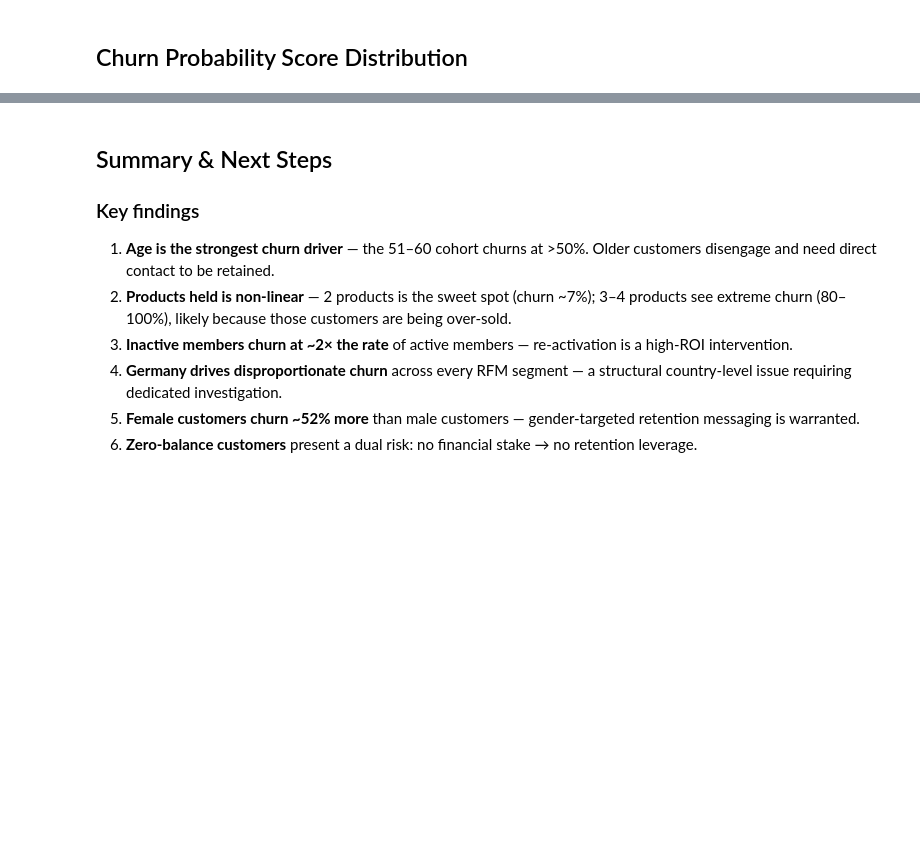
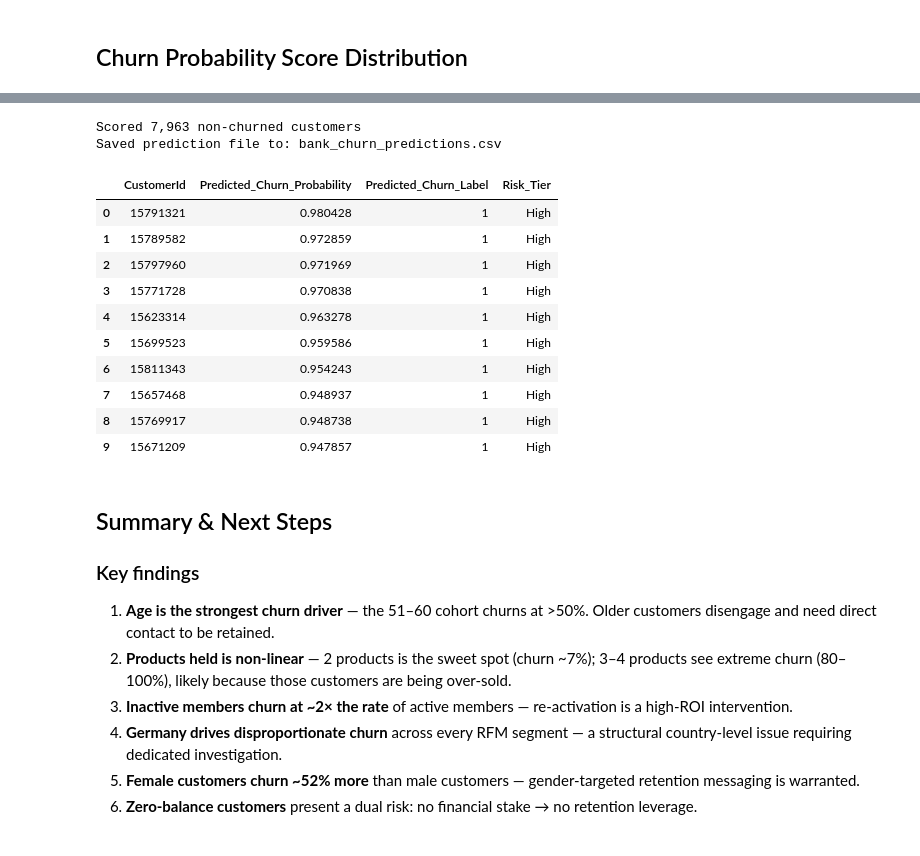
Before and after one commit to harrykun162/Loc-s-projects-, a Jupyter notebook: Bank_churn_analysis/EDA.ipynb, the cells around one changed output, grey strips where cells are left out. Cells and saved outputs as stored; diff of their text form; code cells hidden in the pictures; blank space fills up the shorter version.

Commit message:
Export predictions for visualisations

```diff
--- a/Bank_churn_analysis/EDA.ipynb
+++ b/Bank_churn_analysis/EDA.ipynb
@@ -118,6 +118,9 @@ for c in int_cols:   df[c] = df[c].astype(int)
 for c in float_cols: df[c] = df[c].astype(float)
 for c in cat_cols:   df[c] = df[c].astype('category')
 
+# Preserve identifiers for later customer-level scoring outputs
+customer_ids = df['CustomerId'].copy()
+
 # Drop identifier columns - not useful for modelling
 df = df.drop(columns=['CustomerId', 'Surname'])
 
@@ -911,3 +917,55 @@ plt.show()
+# %%
+# Score only customers who have not yet churned
+SCORING_THRESHOLD = 0.50
+
+# X contains the final model-ready feature matrix created above.
+# y contains the original churn label, where 0 = retained / not yet churned.
+not_churned_mask = y.eq(0)
+X_scoring = X.loc[not_churned_mask].copy()
+scoring_customer_ids = customer_ids.loc[X_scoring.index].reset_index(drop=True)
+
+# Use the tuned XGBoost model trained in the MLflow section.
+predicted_prob = xgb_best.predict_proba(X_scoring)[:, 1]
+predicted_label = (predicted_prob >= SCORING_THRESHOLD).astype(int)
+
+scoring_output = pd.DataFrame({
+    "CustomerId": scoring_customer_ids,
+    "Predicted_Churn_Probability": predicted_prob,
+    "Predicted_Churn_Label": predicted_label,
+})
+
+scoring_output["Risk_Tier"] = pd.cut(
+    scoring_output["Predicted_Churn_Probability"],
+    bins=[0, 0.30, 0.60, 1.00],
+    labels=["Low", "Medium", "High"],
+    include_lowest=True,
+)
+
+# Sort highest-risk active customers first for retention action.
+scoring_output = scoring_output.sort_values(
+    "Predicted_Churn_Probability", ascending=False
+).reset_index(drop=True)
+
+output_path = "bank_churn_predictions.csv"
+scoring_output.to_csv(output_path, index=False)
+
+print(f"Scored {len(scoring_output):,} non-churned customers")
+print(f"Saved prediction file to: {output_path}")
+scoring_output.head(10)
+# %% [output]
+Scored 7,963 non-churned customers
+Saved prediction file to: bank_churn_predictions.csv
+|  | CustomerId | Predicted_Churn_Probability | Predicted_Churn_Label | Risk_Tier |
+| 0 | 15791321 | 0.980428 | 1 | High |
+| 1 | 15789582 | 0.972859 | 1 | High |
+| 2 | 15797960 | 0.971969 | 1 | High |
+| 3 | 15771728 | 0.970838 | 1 | High |
+| 4 | 15623314 | 0.963278 | 1 | High |
+| 5 | 15699523 | 0.959586 | 1 | High |
+| 6 | 15811343 | 0.954243 | 1 | High |
+| 7 | 15657468 | 0.948937 | 1 | High |
+| 8 | 15769917 | 0.948738 | 1 | High |
+| 9 | 15671209 | 0.947857 | 1 | High |
 # %% [markdown]
 ## Summary & Next Steps
 
```
Also changed, not shown: parts of 8 cells of this notebook.
